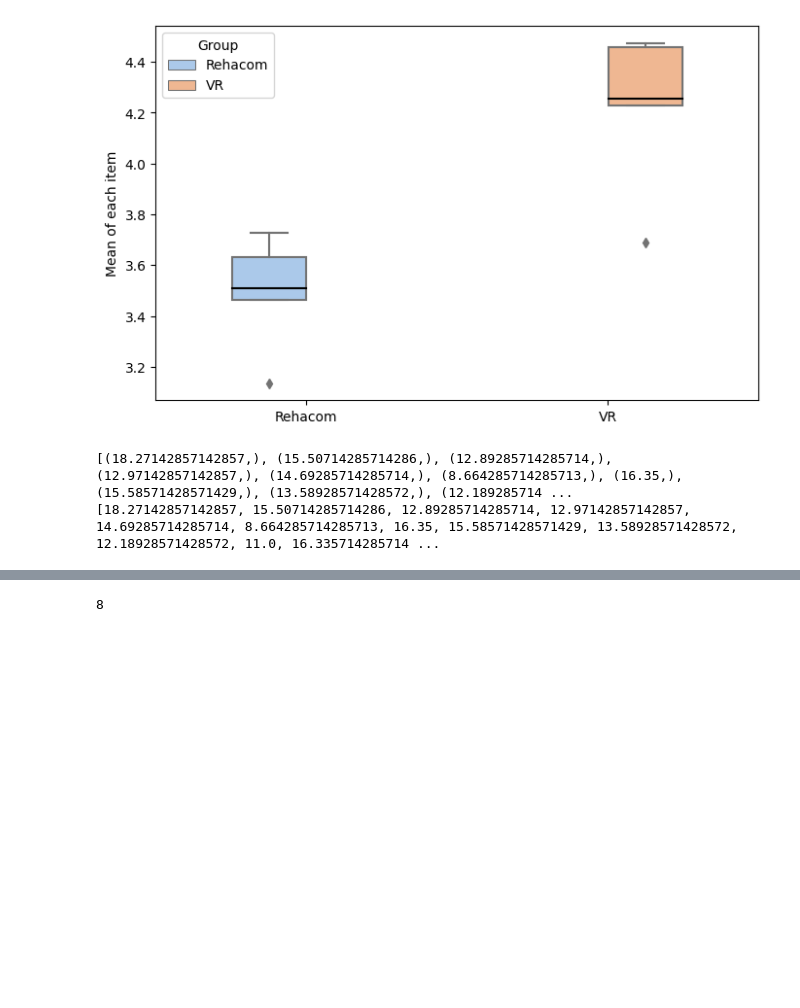
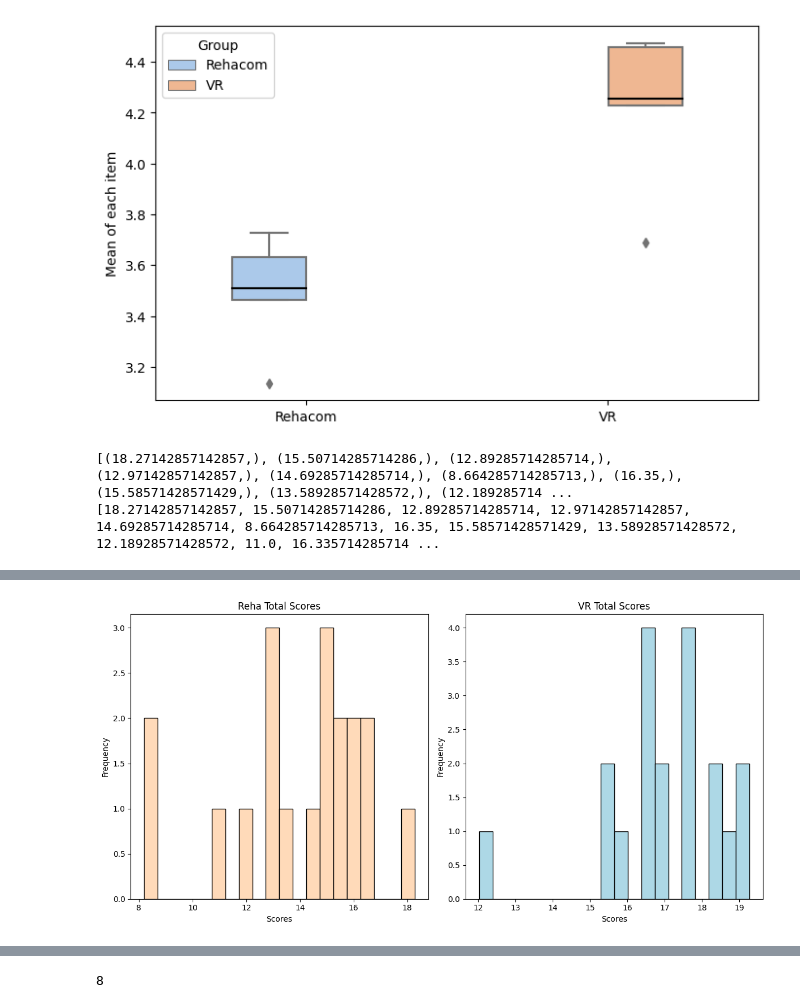
Before and after one commit to Gehad28/questionnaire-website, a Jupyter notebook: analysis 2.ipynb, the cells around one changed output, grey strips where cells are left out. Cells and saved outputs as stored; diff of their text form; code cells hidden in the pictures; blank space fills up the shorter version.

```diff
--- a/analysis 2.ipynb
+++ b/analysis 2.ipynb
@@ -115,0 +181,27 @@ vr_mean
+# %%
+# Sample data
+# reha_total = np.random.normal(loc=3, scale=1, size=100)  # Replace with your data
+# vr_total = np.random.normal(loc=4, scale=1, size=100)    # Replace with your data
+
+# Plot histograms
+plt.figure(figsize=(12, 6))
+# plt.plot(x_reha, y_reha, label='Rehacom', color='orange')
+# plt.plot(x_vr, y_vr, label='VR', color='blue')
+# Histogram for reha_total
+plt.subplot(1, 2, 1)
+plt.hist(reha_total, bins=20, color='peachpuff', edgecolor='black')
+plt.title('Reha Total Scores')
+plt.xlabel('Scores')
+plt.ylabel('Frequency')
+
+# Histogram for vr_total
+plt.subplot(1, 2, 2)
+plt.hist(VR_total, bins=20, color='lightblue', edgecolor='black')
+plt.title('VR Total Scores')
+plt.xlabel('Scores')
+plt.ylabel('Frequency')
+
+plt.tight_layout()
+plt.show()
+# %% [output]
+[figure, added]
```
Also changed, not shown: parts of 18 cells of this notebook.
